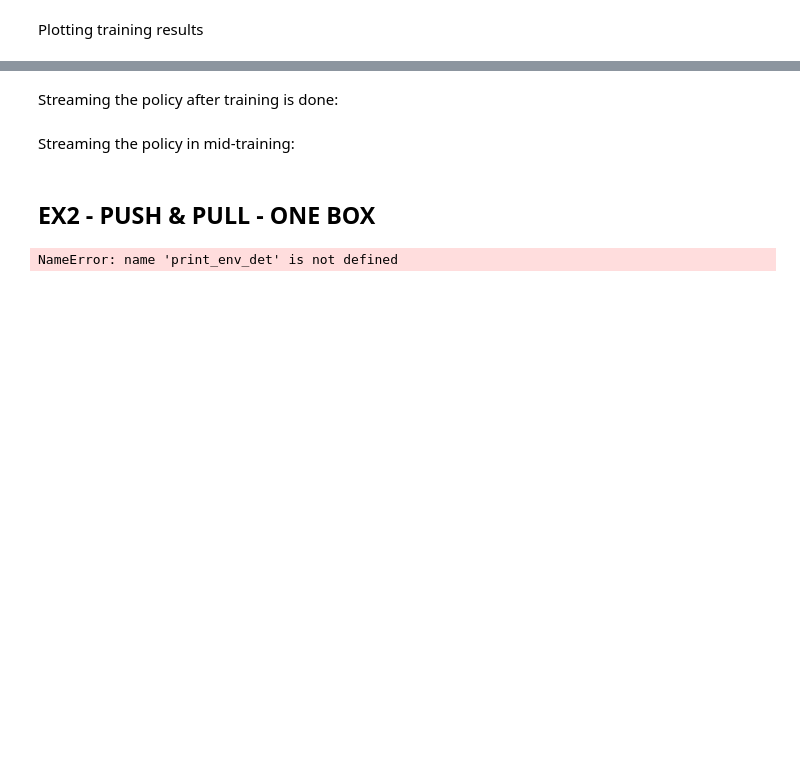
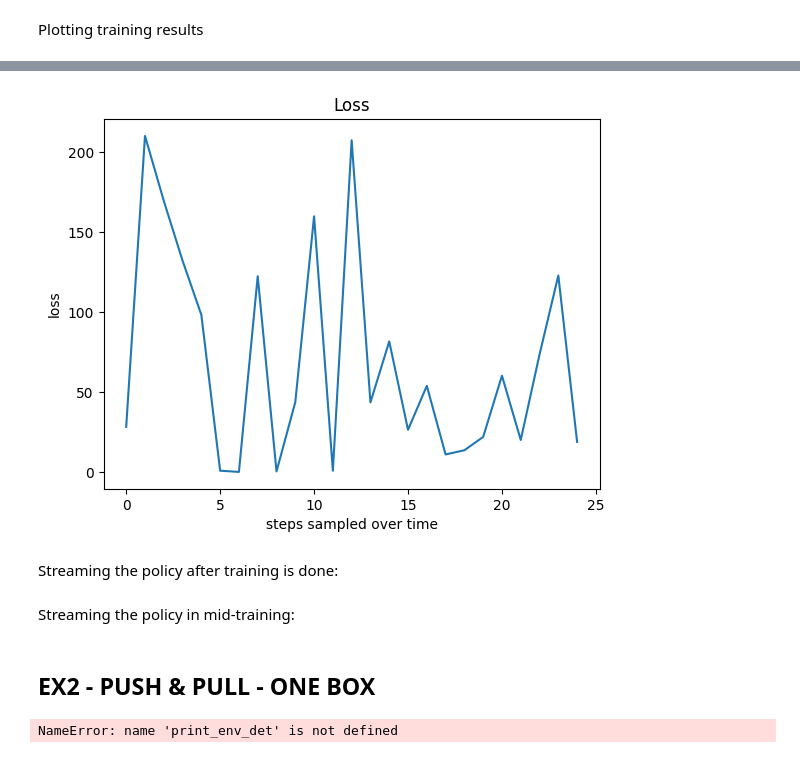
Before and after one commit to mhornstein/RL-Sokoban, a Jupyter notebook: notebook/Final_Project_sokoban.ipynb, the cells around one changed output, grey strips where cells are left out. Drawn from its saved outputs; the diff is of its cells as text; code cells hidden in the pictures; blank space fills up the shorter version.

```diff
--- a/notebook/Final_Project_sokoban.ipynb
+++ b/notebook/Final_Project_sokoban.ipynb
@@ -414,3 +421,8 @@ lineplot(data=episodes_rewards, title='Convergence Graph: Episodes reward', xlab
+# %%
+loss_values = [entry['loss'] for entry in train_loss]
+lineplot(data=loss_values, title='Loss', xlabel='Step sampled over time', ylabel='Loss')
+# %% [output]
+[figure, added]
 # %% [markdown]
 Streaming the policy after training is done:
 # %%
```
Also changed, not shown: parts of 8 cells of this notebook.
